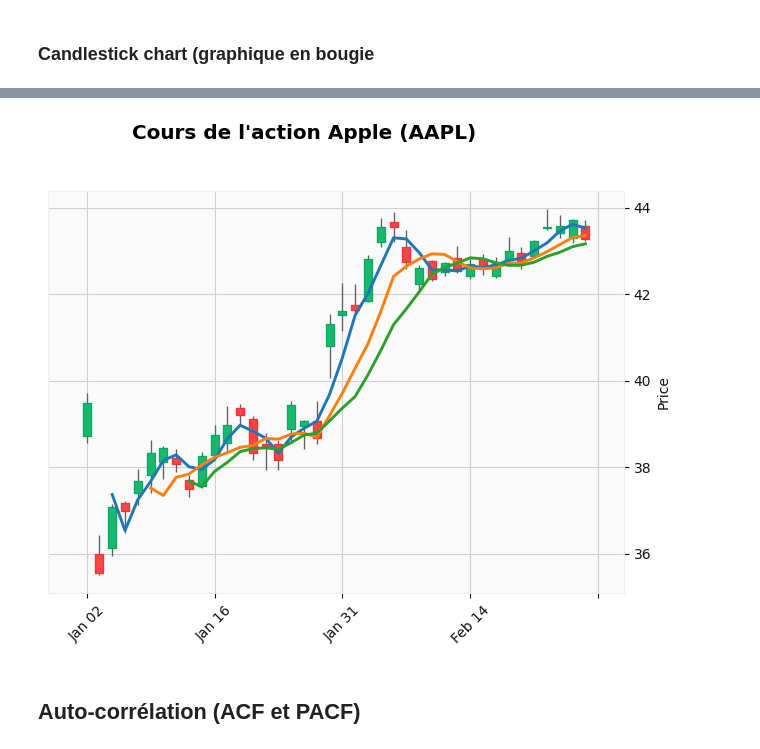
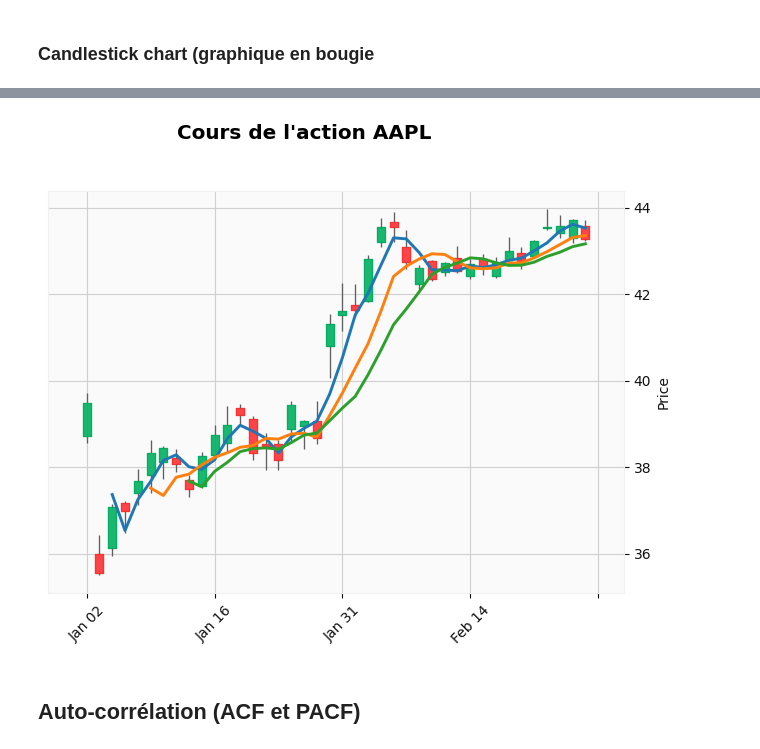
Before and after one commit to Ab2nour/stock-analysis, a Jupyter notebook: src/exploratory-data-analysis.ipynb, the cells around one changed output, grey strips where cells are left out. Saved outputs shown, nothing was run; the diff lists cells and outputs as text; code cells hidden in the pictures.

```diff
--- a/src/exploratory-data-analysis.ipynb
+++ b/src/exploratory-data-analysis.ipynb
@@ -10,4 +11,6 @@ import mplfinance as mpl
 from statsmodels.graphics.tsaplots import plot_acf, plot_pacf
+# %%
+sns.set_theme()
 # %% [markdown]
 ## Lecture des données
 # %%
@@ -61,13 +64,13 @@ mpl.plot(
 # %%
 mpl.plot(
     df_3_mois,
     type="candle",
     mav=(3, 6, 9),
-    title=f"Cours de l'action Apple (AAPL)",
+    title=f"Cours de l'action {stock_name}",
     style="yahoo"
 )
 # %% [output]
-[figure, old version]
+[figure, new version]
 # %% [markdown]
 ## Auto-corrélation (ACF et PACF)
 # %% [markdown]
```
Also changed, not shown: parts of 3 cells of this notebook.
